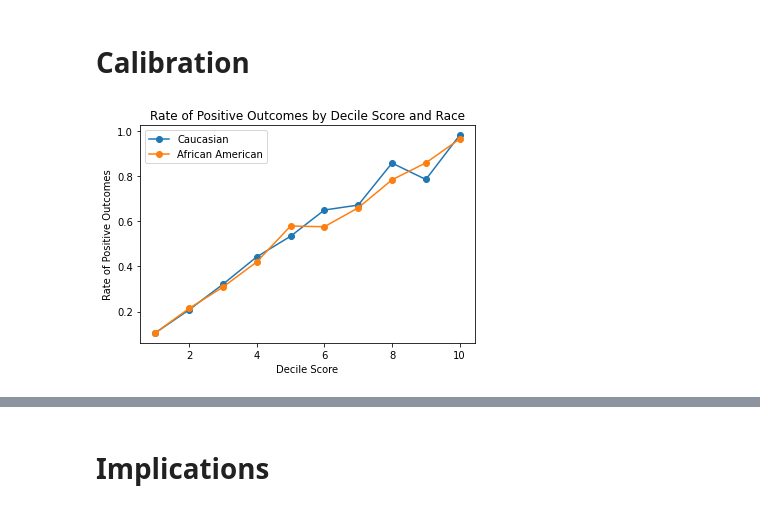
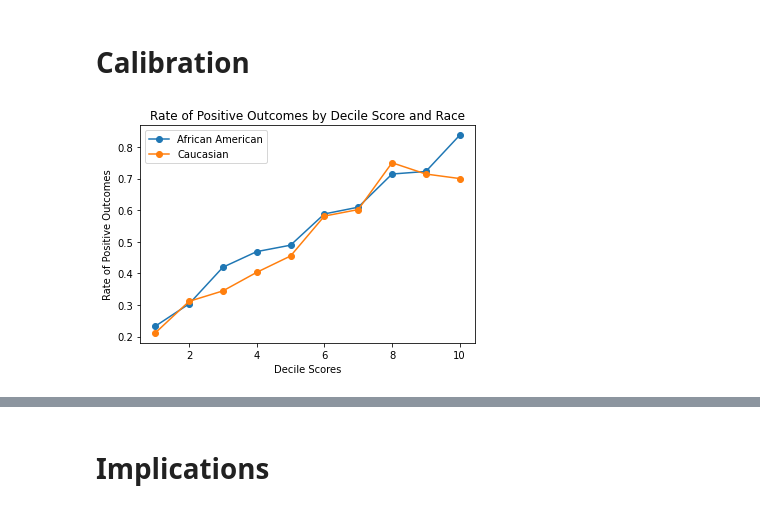
Before and after one commit to aimandrell/fairness-in-decision-making, a Jupyter notebook: COMPAS Risk Assessment.ipynb, the cells around one changed output, grey strips where cells are left out. Cells and saved outputs as stored; diff of their text form; code cells hidden in the pictures.

```diff
--- a/COMPAS Risk Assessment.ipynb
+++ b/COMPAS Risk Assessment.ipynb
@@ -346,16 +308,9 @@ def calibrate_classifier(compas_stats_df):
 # %%
-compas_raw = compas_stats.drop(columns=['TP', 'FP', 'TN', 'FN'])
-cal = calibrate_classifier(compas_raw)
-
-positive_outcome_rates = (cal['TP'] + cal['FN']) / (cal['TP'] + cal['FN'] + cal['FP'] + cal['TN'])
-cal_african_americans = positive_outcome_rates.tolist()[:int(len(compas_stats)/2)]
-cal_caucasians = positive_outcome_rates.tolist()[int(len(compas_stats)/2):]
-
-calibration1 = plt.plot(np.arange(1,11), cal_caucasians, '-o', label='Caucasian')
-calibration2 = plt.plot(np.arange(1,11), cal_african_americans, '-o', label='African American')
-plt.xlabel('Decile Score'); plt.ylabel('Rate of Positive Outcomes')
-plt.title('Rate of Positive Outcomes by Decile Score and Race')
+cal = compas_stats['recid_count'] / compas_stats['total_count']
+plt.plot(np.arange(1,11), cal.tolist()[:10], '-o', label='African American')
+plt.plot(np.arange(1,11), cal.tolist()[10:], '-o', label='Caucasian')
+plt.ylabel('Rate of Positive Outcomes'); plt.xlabel('Decile Scores'); plt.title('Rate of Positive Outcomes by Decile Score and Race')
 plt.legend()
-plt.show()
+plt.show();
 # %% [output]
-[figure, old version]
+[figure, new version]
```
Also changed, not shown: parts of 10 cells of this notebook, 1 other file.
